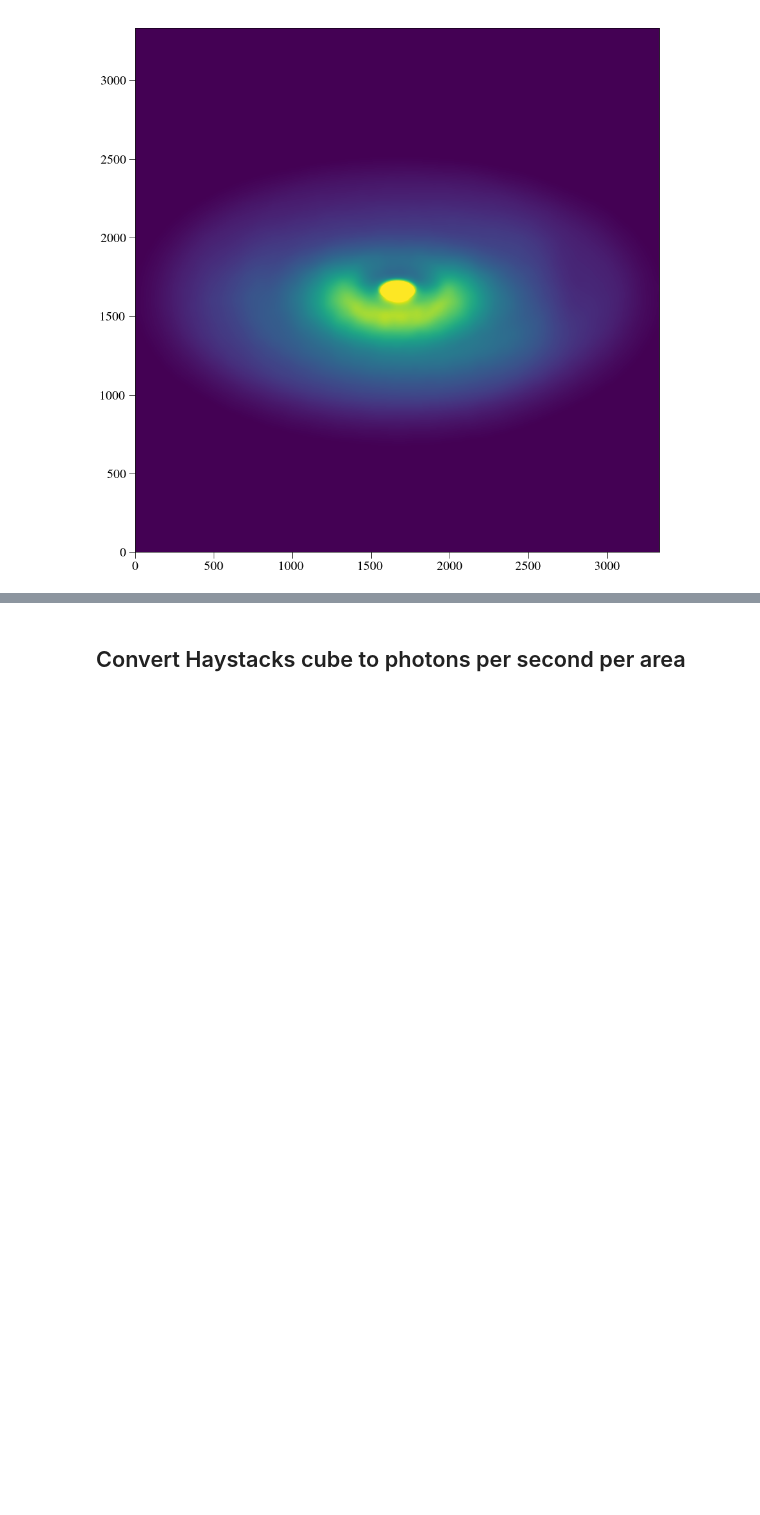
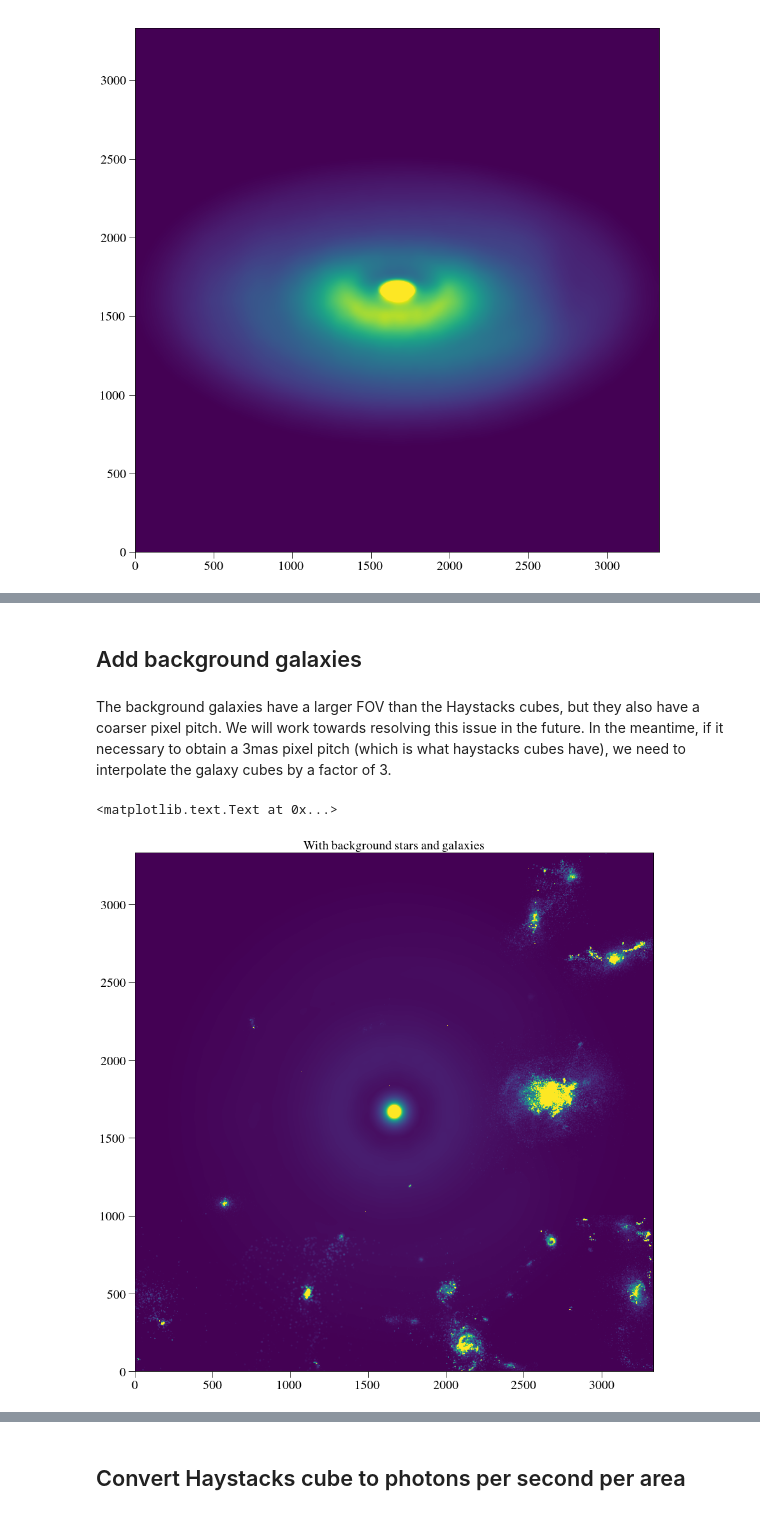
Before and after one commit to mjrfringes/haystacks, a Jupyter notebook: HaystacksProcessing.ipynb, the cells around one changed output, grey strips where cells are left out. Saved outputs shown, nothing was run; the diff lists cells and outputs as text; code cells hidden in the pictures; blank space fills up the shorter version.

```diff
--- a/HaystacksProcessing.ipynb
+++ b/HaystacksProcessing.ipynb
@@ -185,0 +254,4 @@ plt.imshow(first_slice_inc60,norm=LogNorm(vmin=2.2e-11,vmax=2.7e-11))
+# %% [markdown]
+## Add background galaxies
+# %% [markdown]
+The background galaxies have a larger FOV than the Haystacks cubes, but they also have a coarser pixel pitch. We will work towards resolving this issue in the future. In the meantime, if it necessary to obtain a 3mas pixel pitch (which is what haystacks cubes have), we need to interpolate the galaxy cubes by a factor of 3.
@@ -185,0 +273,7 @@ plt.imshow(first_slice_inc60,norm=LogNorm(vmin=2.2e-11,vmax=2.7e-11))
+# %%
+plt.figure(figsize=(15,15))
+plt.imshow(fullcube[0],norm=LogNorm(vmin=2.2e-11,vmax=5e-11))
+plt.title('With background stars and galaxies',fontsize=20)
+# %% [output]
+<matplotlib.text.Text at 0x...>
+[figure, added]
```
Also changed, not shown: parts of 13 cells of this notebook.
